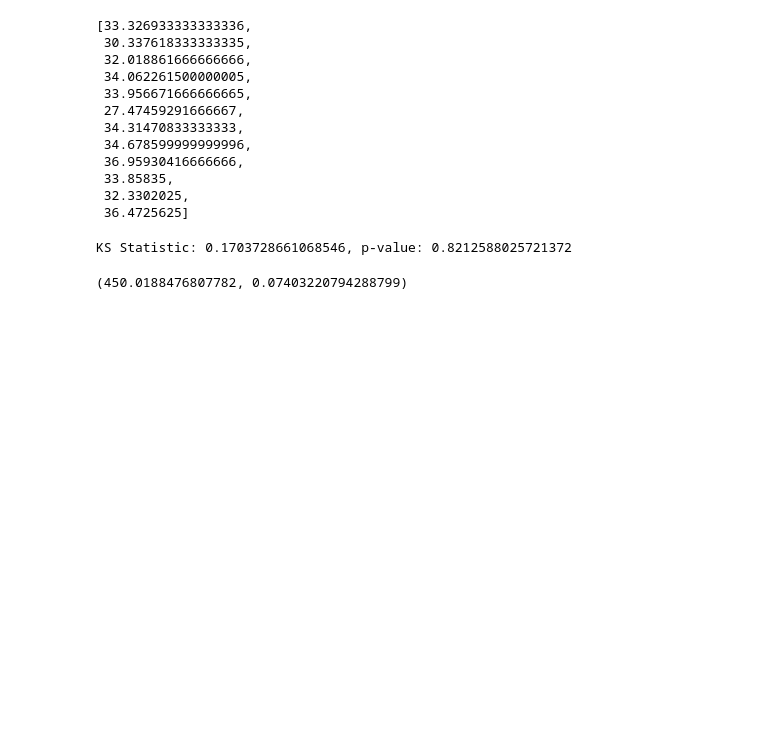
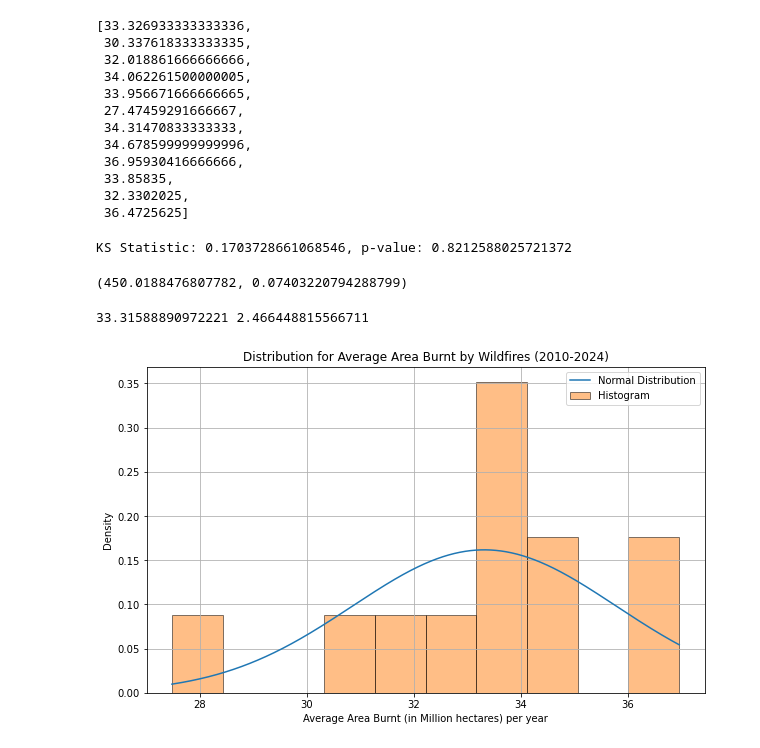
Before and after one commit to INFO6150-DataScience/wildfire-analytics-modelling, a Jupyter notebook: Wildfire_Analytics_Modeling.ipynb, the cells around one changed output. Saved outputs shown, nothing was run; the diff lists cells and outputs as text; code cells hidden in the pictures; blank space fills up the shorter version.

```diff
--- a/Wildfire_Analytics_Modeling.ipynb
+++ b/Wildfire_Analytics_Modeling.ipynb
@@ -493,14 +514,14 @@ Avg_Wildfire_Area_Burnt_Per_Year_Values
  33.85835,
  32.3302025,
  36.4725625]
-# %%
-params = stats.norm.fit(Avg_Wildfire_Area_Burnt_Per_Year_Values)
-norm_dist_fitted = stats.norm(*params)
-D, p = stats.kstest(Avg_Wildfire_Area_Burnt_Per_Year_Values, norm_dist_fitted.cdf)
-
-print(f"KS Statistic: {D}, p-value: {p}")
-# Gamma: KS Statistic: 0.1833664203656616, p-value: 0.7506925545346744
-# norm: KS Statistic: 0.1703728661068546, p-value: 0.8212588025721372
-# %% [output]
-KS Statistic: 0.1703728661068546, p-value: 0.8212588025721372
+# %%
+params = stats.norm.fit(Avg_Wildfire_Area_Burnt_Per_Year_Values)
+norm_dist_fitted = stats.norm(*params)
+D, p = stats.kstest(Avg_Wildfire_Area_Burnt_Per_Year_Values, norm_dist_fitted.cdf)
+
+print(f"KS Statistic: {D}, p-value: {p}")
+# Gamma: KS Statistic: 0.1833664203656616, p-value: 0.7506925545346744
+# norm: KS Statistic: 0.1703728661068546, p-value: 0.8212588025721372
+# %% [output]
+KS Statistic: 0.1703728661068546, p-value: 0.8212588025721372
 # %%
@@ -512,28 +534,31 @@ Per_year_Avg_Weekly_Area_Burnt_alpha_mom, Per_year_Avg_Weekly_Area_Burnt_beta_mo
 # %% [output]
 (450.0188476807782, 0.07403220794288799)
 # %%
-# data = Avg_Wildfire_Area_Burnt_Per_Year_Values
+data = Avg_Wildfire_Area_Burnt_Per_Year_Values
 
-# l_mean = Avg_Wildfire_Area_Burnt_Per_Year_Values_mean
-# l_std = Avg_Wildfire_Area_Burnt_Per_Year_Values_std
-# print(l_mean,l_std)
-# # Plotting the histogram
+l_mean = Avg_Wildfire_Area_Burnt_Per_Year_Values_mean
+l_std = Avg_Wildfire_Area_Burnt_Per_Year_Values_std
+print(l_mean,l_std)
+# Plotting the histogram
 
-# x = np.linspace(min(data), max(data), 1000)
+x = np.linspace(min(data), max(data), 1000)
 
-# y = norm.pdf(x, l_mean, l_std)
-# y1=gamma.pdf(x, a=Per_year_Avg_Weekly_Area_Burnt_alpha_mom, scale=Per_year_Avg_Weekly_Area_Burnt_beta_mom)
-# y2 = expon.pdf(x, scale=l_mean)
-# y_fitted = norm_dist_fitted.cdf(x)
-# plt.figure(figsize=(10, 6))
-# plt.plot(x, y, label='Normal Distribution')
+y = norm.pdf(x, l_mean, l_std)
+y1=gamma.pdf(x, a=Per_year_Avg_Weekly_Area_Burnt_alpha_mom, scale=Per_year_Avg_Weekly_Area_Burnt_beta_mom)
+y2 = expon.pdf(x, scale=10)
+y_fitted = norm_dist_fitted.cdf(x)
+plt.figure(figsize=(10, 6))
+plt.plot(x, y, label='Normal Distribution')
 # plt.plot(x, y1, label='Gamma of area burnt per year Distribution')
-# # plt.plot(x, y_fitted, label='Student T Distribution')
-# # plt.plot(x, student_t_pdf, label='Student T Distribution')
-# plt.hist(data, bins=10,edgecolor='black', density=True, alpha=0.5, label='Histogram')
-# plt.title('Distribution for Average Area Burnt by Wildfires (2010-2024)')
-# plt.xlabel('Average Area Burnt (in Million hectares) per year')
-# plt.ylabel('Density')
-# plt.grid(True)
-# plt.legend(loc='upper right')
-# plt.show()
+# plt.plot(x, y_fitted, label='Student T Distribution')
+# plt.plot(x, y2, label='Student T Distribution')
+plt.hist(data, bins=10,edgecolor='black', density=True, alpha=0.5, label='Histogram')
+plt.title('Distribution for Average Area Burnt by Wildfires (2010-2024)')
+plt.xlabel('Average Area Burnt (in Million hectares) per year')
+plt.ylabel('Density')
+plt.grid(True)
+plt.legend(loc='upper right')
+plt.show()
+# %% [output]
+33.31588890972221 2.466448815566711
+[figure, added]
```
Also changed, not shown: parts of 35 cells of this notebook.
